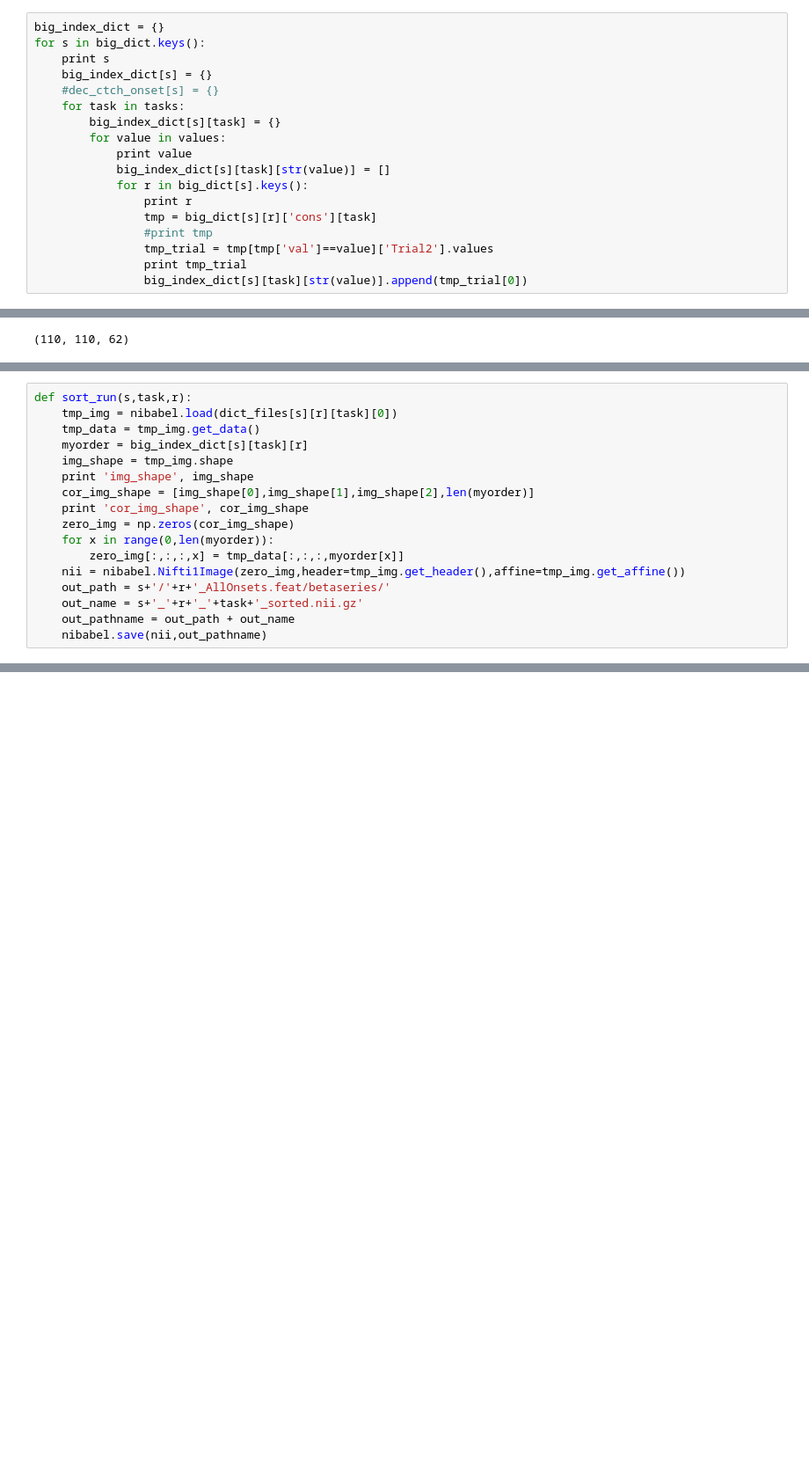
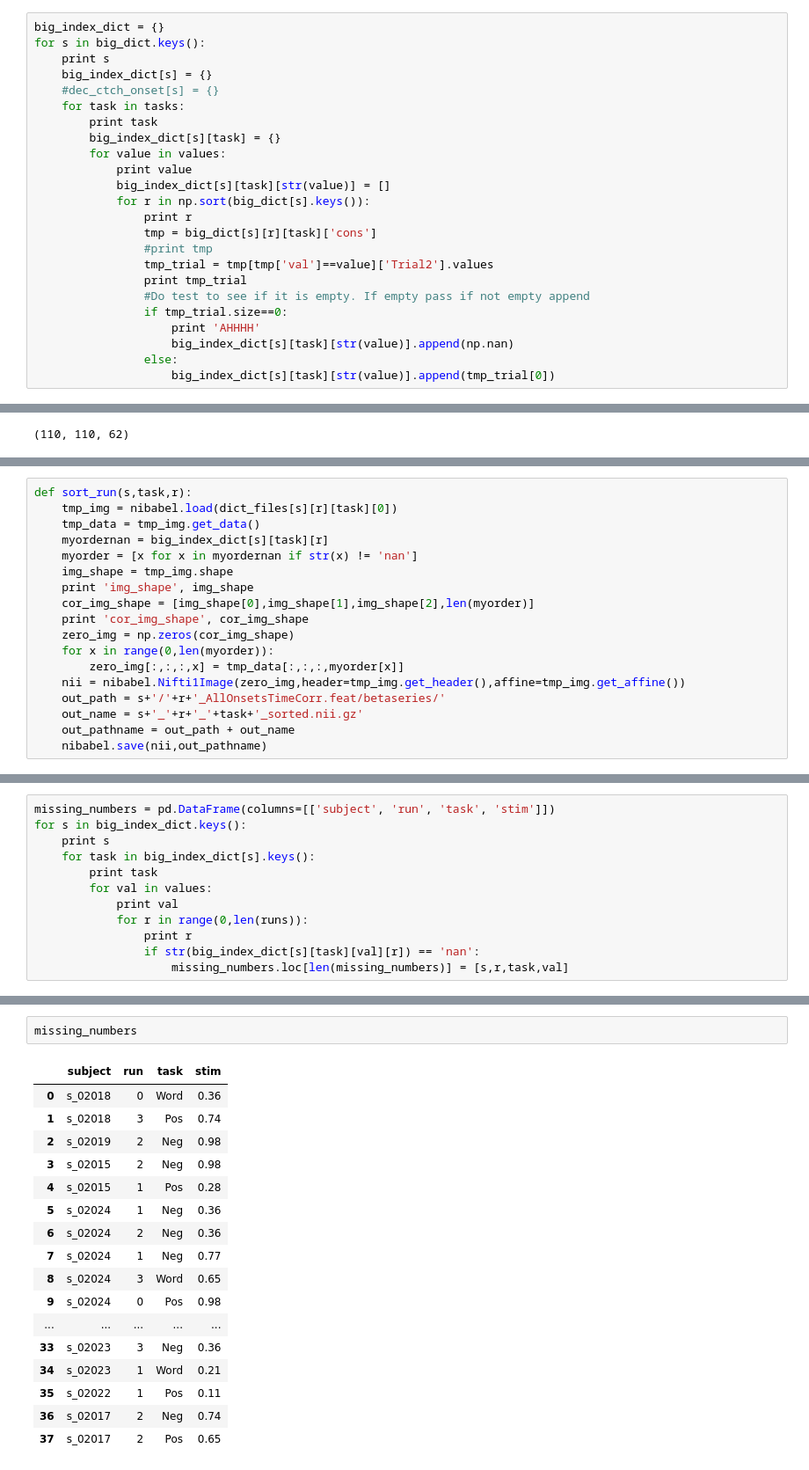
Before and after one commit to franink/Fractions, a Jupyter notebook: Data_Analyses/NLine_LSS_select_Volumes.ipynb, the cells around one changed output, grey strips where cells are left out. Shown at 88% size. Drawn from its saved outputs; the diff is of its cells as text; blank space fills up the shorter version.

```diff
--- a/Data_Analyses/NLine_LSS_select_Volumes.ipynb
+++ b/Data_Analyses/NLine_LSS_select_Volumes.ipynb
@@ -608,15 +642,21 @@ for s in big_dict.keys():
     big_index_dict[s] = {}
     #dec_ctch_onset[s] = {}
     for task in tasks:
+        print task
         big_index_dict[s][task] = {}
         for value in values:
             print value
             big_index_dict[s][task][str(value)] = []
-            for r in big_dict[s].keys():
+            for r in np.sort(big_dict[s].keys()):
                 print r
-                tmp = big_dict[s][r]['cons'][task]
+                tmp = big_dict[s][r][task]['cons']
                 #print tmp
                 tmp_trial = tmp[tmp['val']==value]['Trial2'].values
                 print tmp_trial
-                big_index_dict[s][task][str(value)].append(tmp_trial[0])
+                #Do test to see if it is empty. If empty pass if not empty append
+                if tmp_trial.size==0:
+                    print 'AHHHH'
+                    big_index_dict[s][task][str(value)].append(np.nan)
+                else:
+                    big_index_dict[s][task][str(value)].append(tmp_trial[0])
 # %% [output]
@@ -831,7 +913,8 @@ example_img.shape
 def sort_run(s,task,r):
     tmp_img = nibabel.load(dict_files[s][r][task][0])
     tmp_data = tmp_img.get_data()
-    myorder = big_index_dict[s][task][r]
+    myordernan = big_index_dict[s][task][r]
+    myorder = [x for x in myordernan if str(x) != 'nan']
     img_shape = tmp_img.shape
     print 'img_shape', img_shape
     cor_img_shape = [img_shape[0],img_shape[1],img_shape[2],len(myorder)]
@@ -840,7 +923,7 @@ def sort_run(s,task,r):
     for x in range(0,len(myorder)):
         zero_img[:,:,:,x] = tmp_data[:,:,:,myorder[x]]
     nii = nibabel.Nifti1Image(zero_img,header=tmp_img.get_header(),affine=tmp_img.get_affine())
-    out_path = s+'/'+r+'_AllOnsets.feat/betaseries/'
+    out_path = s+'/'+r+'_AllOnsetsTimeCorr.feat/betaseries/'
     out_name = s+'_'+r+'_'+task+'_sorted.nii.gz'
     out_pathname = out_path + out_name
     nibabel.save(nii,out_pathname)
@@ -879,0 +991,12 @@ cor_img_shape [110, 110, 62, 16]
+# %%
+missing_numbers = pd.DataFrame(columns=[['subject', 'run', 'task', 'stim']])
+for s in big_index_dict.keys():
+    print s
+    for task in big_index_dict[s].keys():
+        print task
+        for val in values:
+            print val
+            for r in range(0,len(runs)):
+                print r
+                if str(big_index_dict[s][task][val][r]) == 'nan':
+                    missing_numbers.loc[len(missing_numbers)] = [s,r,task,val]
@@ -879,0 +1021,20 @@ cor_img_shape [110, 110, 62, 16]
+# %%
+missing_numbers
+# %% [output]
+|  | subject | run | task | stim |
+| 0 | s_02018 | 0 | Word | 0.36 |
+| 1 | s_02018 | 3 | Pos | 0.74 |
+| 2 | s_02019 | 2 | Neg | 0.98 |
+| 3 | s_02015 | 2 | Neg | 0.98 |
+| 4 | s_02015 | 1 | Pos | 0.28 |
+| 5 | s_02024 | 1 | Neg | 0.36 |
+| 6 | s_02024 | 2 | Neg | 0.36 |
+| 7 | s_02024 | 1 | Neg | 0.77 |
+| 8 | s_02024 | 3 | Word | 0.65 |
+| 9 | s_02024 | 0 | Pos | 0.98 |
+| ... | ... | ... | ... | ... |
+| 33 | s_02023 | 3 | Neg | 0.36 |
+| 34 | s_02023 | 1 | Word | 0.21 |
+| 35 | s_02022 | 1 | Pos | 0.11 |
+| 36 | s_02017 | 2 | Neg | 0.74 |
+| 37 | s_02017 | 2 | Pos | 0.65 |
```
Also changed, not shown: parts of 36 cells of this notebook, 2 other files.
